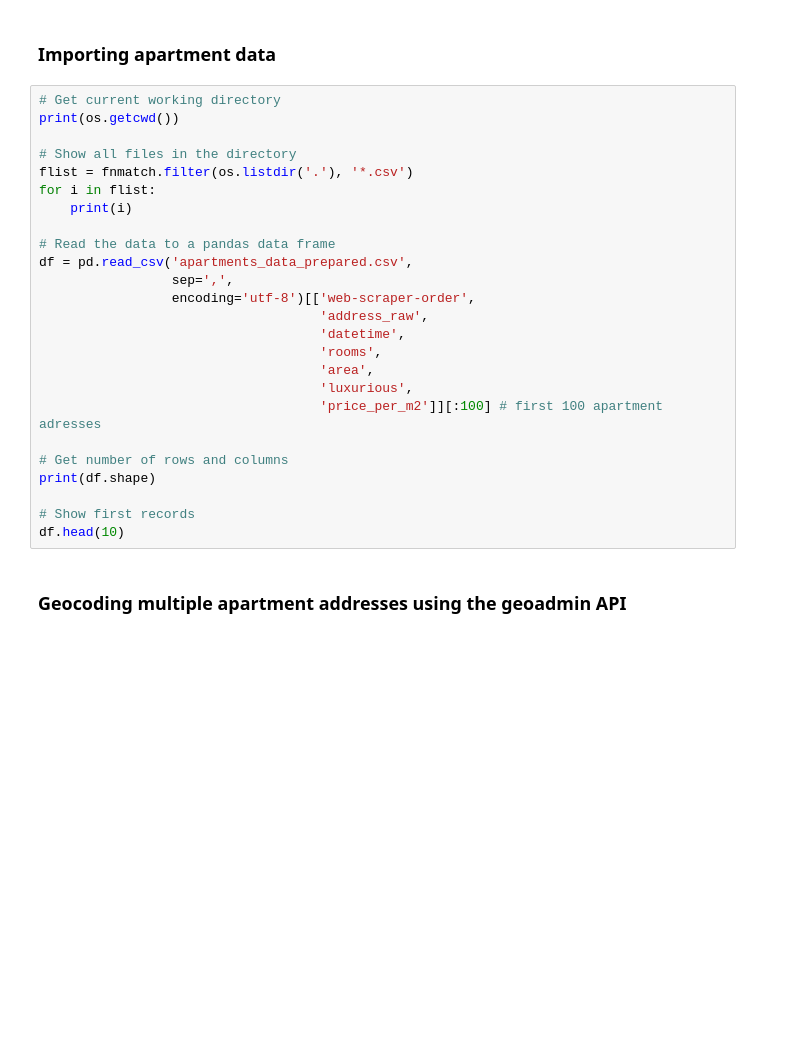
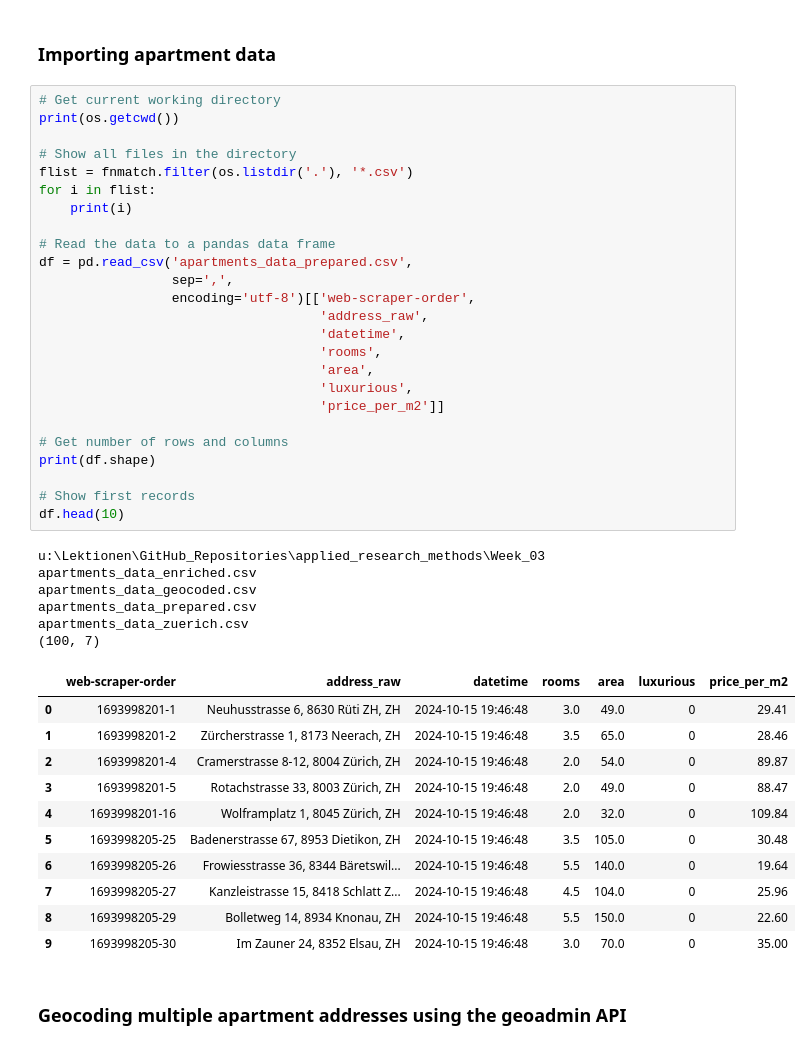
Before and after one commit to pascaleichenberger/applied_research_methods, a Jupyter notebook: Week_03/geocoding_addresses.ipynb, the cells around one changed output. Drawn from its saved outputs; the diff is of its cells as text; blank space fills up the shorter version.

```diff
--- a/Week_03/geocoding_addresses.ipynb
+++ b/Week_03/geocoding_addresses.ipynb
@@ -55,28 +68,46 @@ df.iloc[[1,4,5,6,11,12],:1]
 # %%
 # Get current working directory
 print(os.getcwd())
 
 # Show all files in the directory
 flist = fnmatch.filter(os.listdir('.'), '*.csv')
 for i in flist:
     print(i)
 
 # Read the data to a pandas data frame
 df = pd.read_csv('apartments_data_prepared.csv',
                  sep=',',
                  encoding='utf-8')[['web-scraper-order',
                                     'address_raw',
                                     'datetime',
                                     'rooms',
                                     'area',
                                     'luxurious',
-                                    'price_per_m2']][:100] # first 100 apartment adresses
+                                    'price_per_m2']]
 
 # Get number of rows and columns
 print(df.shape)
 
 # Show first records
 df.head(10)
+# %% [output]
+u:\Lektionen\GitHub_Repositories\applied_research_methods\Week_03
+apartments_data_enriched.csv
+apartments_data_geocoded.csv
+apartments_data_prepared.csv
+apartments_data_zuerich.csv
+(100, 7)
+|  | web-scraper-order | address_raw | datetime | rooms | area | luxurious | price_per_m2 |
+| 0 | 1693998201-1 | Neuhusstrasse 6, 8630 Rüti ZH, ZH | 2024-10-15 19:46:48 | 3.0 | 49.0 | 0 | 29.41 |
+| 1 | 1693998201-2 | Zürcherstrasse 1, 8173 Neerach, ZH | 2024-10-15 19:46:48 | 3.5 | 65.0 | 0 | 28.46 |
+| 2 | 1693998201-4 | Cramerstrasse 8-12, 8004 Zürich, ZH | 2024-10-15 19:46:48 | 2.0 | 54.0 | 0 | 89.87 |
+| 3 | 1693998201-5 | Rotachstrasse 33, 8003 Zürich, ZH | 2024-10-15 19:46:48 | 2.0 | 49.0 | 0 | 88.47 |
+| 4 | 1693998201-16 | Wolframplatz 1, 8045 Zürich, ZH | 2024-10-15 19:46:48 | 2.0 | 32.0 | 0 | 109.84 |
+| 5 | 1693998205-25 | Badenerstrasse 67, 8953 Dietikon, ZH | 2024-10-15 19:46:48 | 3.5 | 105.0 | 0 | 30.48 |
+| 6 | 1693998205-26 | Frowiesstrasse 36, 8344 Bäretswil... | 2024-10-15 19:46:48 | 5.5 | 140.0 | 0 | 19.64 |
+| 7 | 1693998205-27 | Kanzleistrasse 15, 8418 Schlatt Z... | 2024-10-15 19:46:48 | 4.5 | 104.0 | 0 | 25.96 |
+| 8 | 1693998205-29 | Bolletweg 14, 8934 Knonau, ZH | 2024-10-15 19:46:48 | 5.5 | 150.0 | 0 | 22.60 |
+| 9 | 1693998205-30 | Im Zauner 24, 8352 Elsau, ZH | 2024-10-15 19:46:48 | 3.0 | 70.0 | 0 | 35.00 |
 # %% [markdown]
 ### Geocoding multiple apartment addresses using the geoadmin API
 # %%
```
Also changed, not shown: parts of 11 cells of this notebook, 3 other files.
